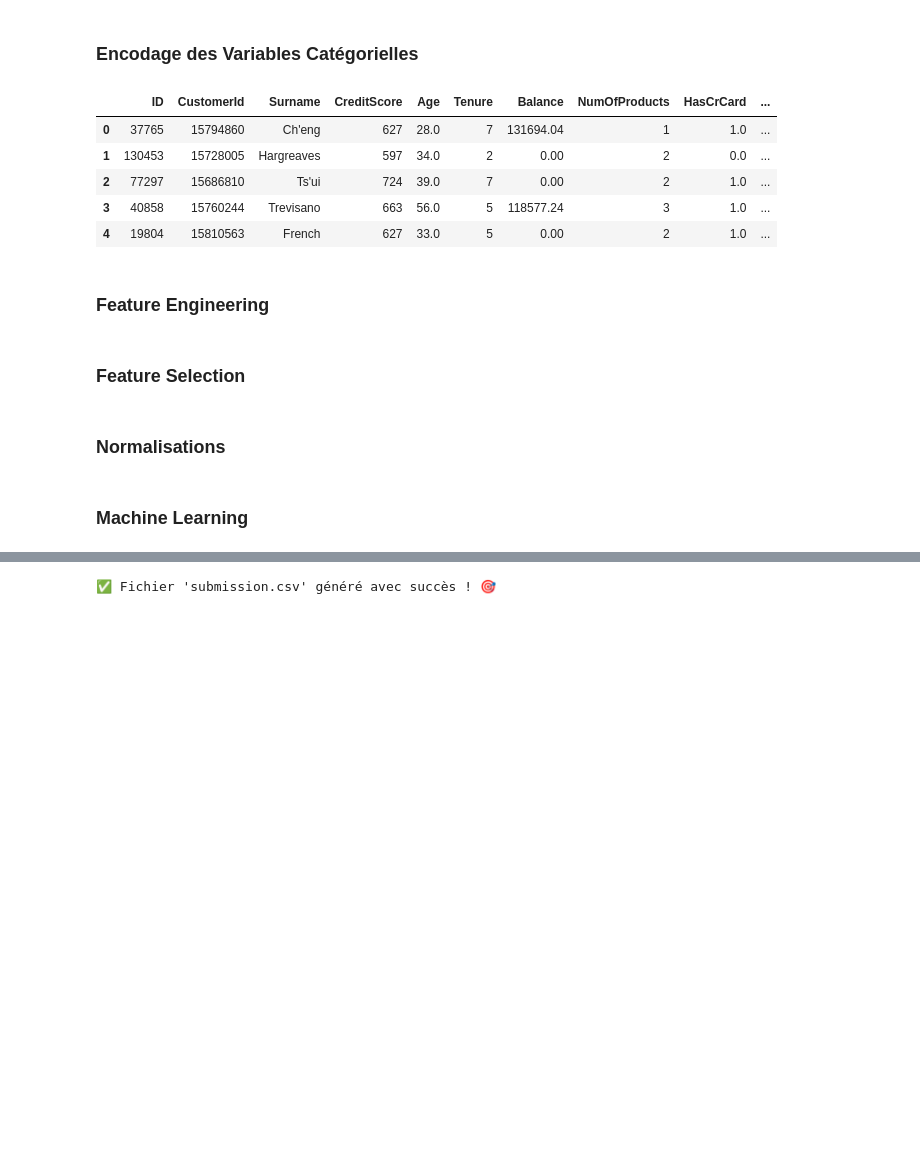
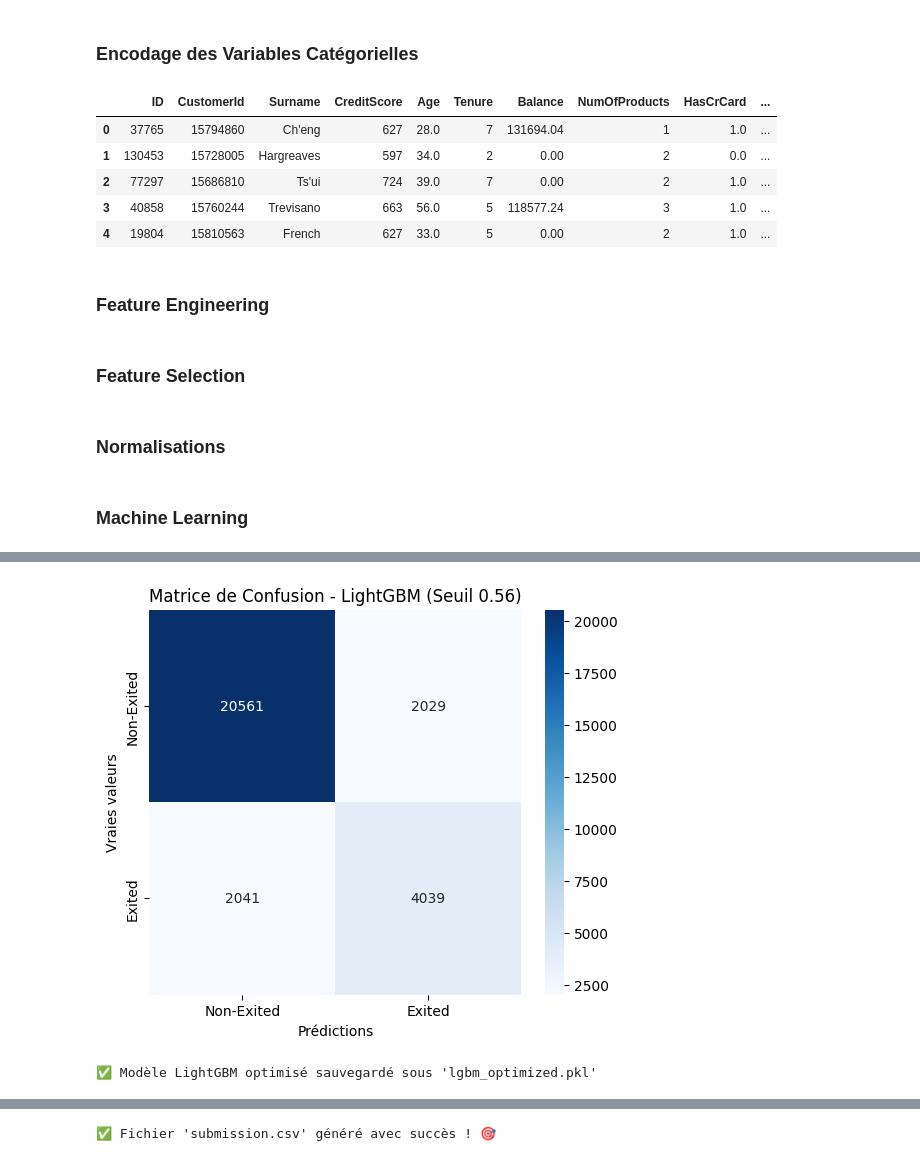
Before and after one commit to WolfgangReip/MachineLearnia-Module-1-Les-6-pilliers-de-l-IA, a Jupyter notebook: 4_ClassificationBankChurn/processing.ipynb, the cells around one changed output, grey strips where cells are left out. Saved outputs shown, nothing was run; the diff lists cells and outputs as text; code cells hidden in the pictures; blank space fills up the shorter version.

Commit message:
lightgbm model implementation

```diff
--- a/4_ClassificationBankChurn/processing.ipynb
+++ b/4_ClassificationBankChurn/processing.ipynb
@@ -61,3 +59,10 @@ df["HasBalance"] = (df["Balance"] > 0).astype(int)
+# %%
+df["HasBalance"] = (df["Balance"] > 0).astype(int)
+df['AgeByBalance'] = df['Age'] * df['Balance']
+df['BalanceMinusEstimatedSalary'] = df['Balance'] - df['EstimatedSalary']
+df["BalanceToSalaryRatio"] = df["Balance"] / (df["EstimatedSalary"] + 1)  # Ratio entre Balance et salaire
+df["AgeByProducts"] = df["Age"] * df["NumOfProducts"]  # Âge multiplié par le nombre de produits détenus
+df["IsHighBalance"] = (df["Balance"] > df["Balance"].median()).astype(int)  # Balance élevée ou non
 # %% [markdown]
 ### Feature Selection
 # %%
@@ -97,0 +81,67 @@ joblib.dump(model, "random_forest_model.pkl")
+# %%
+import lightgbm as lgb
+import joblib
+import pandas as pd
+from sklearn.model_selection import train_test_split
+from sklearn.metrics import accuracy_score, f1_score, classification_report, confusion_matrix
+import matplotlib.pyplot as plt
+import seaborn as sns
+
+
+# Définir les features (X) et la cible (y)
+X = df.drop(columns=["Exited"])  # Toutes les variables sauf la cible
+y = df["Exited"]  # Variable cible (churn)
+
+# Séparer les données en train et validation
+X_train, X_val, y_train, y_val = train_test_split(X, y, test_size=0.2, stratify=y, random_state=42)
+
+# Initialiser LightGBM avec les hyperparamètres optimisés
+lgbm_model = lgb.LGBMClassifier(
+    max_depth=8,
+    num_leaves=56,
+    min_child_samples=44,
+    subsample=0.5962739754421336,
+    colsample_bytree=0.6296488745154157,
+    learning_rate=0.0100607081062702,
+    n_estimators=150,
+    reg_alpha=4.219608242542127,
+    reg_lambda=0.3784972479255768,
+    random_state=42,
+    is_unbalance=True
+)
+
+# Entraîner le modèle
+lgbm_model.fit(X_train, y_train)
+
+# Prédictions des probabilités sur le jeu de validation
+y_val_proba = lgbm_model.predict_proba(X_val)[:, 1]  # Probabilité d'appartenir à la classe "Exited"
+
+# Définir un seuil de décision différent
+new_threshold = 0.56  # Expérimente avec 0.35, 0.4, 0.45...
+
+# Convertir les probabilités en classes en appliquant le seuil
+y_val_pred = (y_val_proba >= new_threshold).astype(int)
+
+# Évaluation du modèle avec le nouveau seuil
+acc_val = accuracy_score(y_val, y_val_pred)
+f1_val = f1_score(y_val, y_val_pred)
+
+print(f"🎯 Nouveau Seuil = {new_threshold}")
+print(f"🎯 Accuracy sur validation set = {acc_val:.4f}")
+print(f"🎯 F1-score sur validation set = {f1_val:.4f}")
+print(classification_report(y_val, y_val_pred))
+
+# Matrice de confusion
+conf_matrix = confusion_matrix(y_val, y_val_pred)
+plt.figure(figsize=(6, 5))
+sns.heatmap(conf_matrix, annot=True, fmt="d", cmap="Blues", xticklabels=["Non-Exited", "Exited"], yticklabels=["Non-Exited", "Exited"])
+plt.xlabel("Prédictions")
+plt.ylabel("Vraies valeurs")
+plt.title(f"Matrice de Confusion - LightGBM (Seuil {new_threshold})")
+plt.show()
+
+
+# Sauvegarder le modèle entraîné
+joblib.dump(lgbm_model, "lgbm_optimized.pkl")
+print("✅ Modèle LightGBM optimisé sauvegardé sous 'lgbm_optimized.pkl'")
+# %% [output]
@@ -98,3 +167,5 @@ joblib.dump(model, "random_forest_model.pkl")
+[figure, added]
+✅ Modèle LightGBM optimisé sauvegardé sous 'lgbm_optimized.pkl'
 # %%
 # Charger test_data.csv
 df_test = pd.read_csv("./data/test_data.csv")
```
Also changed, not shown: parts of 5 cells of this notebook, 9 other files.
